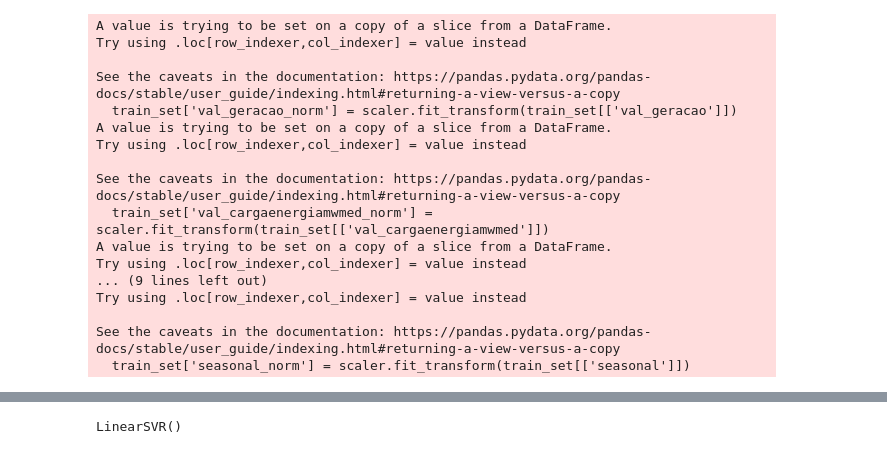
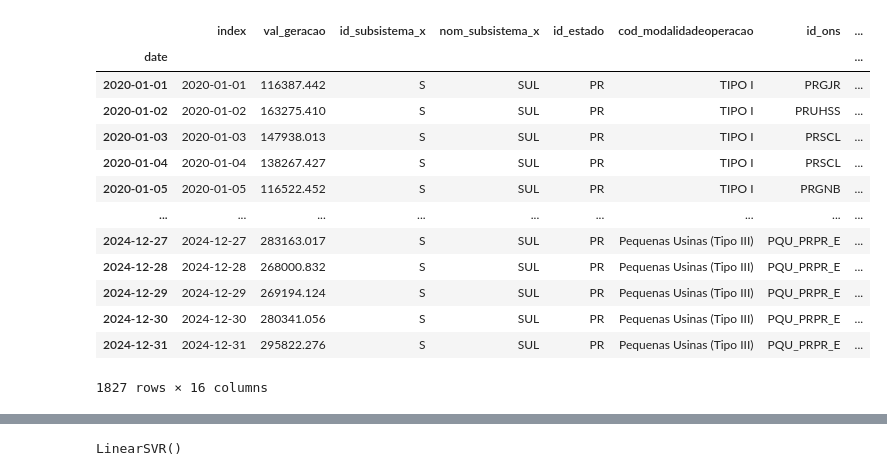
Before and after one commit to Graunke/SEL-for-Energy-Generation-Forecasting, a Jupyter notebook: manualStacking.ipynb, the cells around one changed output, grey strips where cells are left out. Cells and saved outputs as stored; diff of their text form; code cells hidden in the pictures.

```diff
--- a/manualStacking.ipynb
+++ b/manualStacking.ipynb
@@ -28,24 +28,39 @@ L_RATE = 0.005
 # %%
 #Consumption dataframe
 df_consumo = pd.read_csv(r"consumo_energia.csv")
 df_consumo['date'] = pd.to_datetime(df_consumo['din_instante'])
 df_consumo.set_index('date', inplace=True)
 df_consumo.sort_index(inplace=True)
 df_consumo.drop(['id_subsistema'],axis=1)
 
 #Generation dataframe
 df_geracao = pd.read_csv(r"geracao_energia.csv")
 df_geracao['date'] = pd.to_datetime(df_geracao['index'])
 df_geracao.set_index('date', inplace=True)
 df_geracao['month'] = df_geracao.index.month
 df_geracao['weekday'] = df_geracao.index.weekday
 df_geracao.sort_index(inplace=True)
 
 merged_df = pd.merge(df_geracao, df_consumo, on='date')
-
 result = seasonal_decompose(merged_df['val_geracao'], model='additive', period=48)
 
 merged_df['seasonal'] = result.seasonal
+merged_df
+# %% [output]
+|  | index | val_geracao | id_subsistema_x | nom_subsistema_x | id_estado | cod_modalidadeoperacao | id_ons | ... |
+| date |  |  |  |  |  |  |  | ... |
+| 2020-01-01 | 2020-01-01 | 116387.442 | S | SUL | PR | TIPO I | PRGJR | ... |
+| 2020-01-02 | 2020-01-02 | 163275.410 | S | SUL | PR | TIPO I | PRUHSS | ... |
+| 2020-01-03 | 2020-01-03 | 147938.013 | S | SUL | PR | TIPO I | PRSCL | ... |
+| 2020-01-04 | 2020-01-04 | 138267.427 | S | SUL | PR | TIPO I | PRSCL | ... |
+| 2020-01-05 | 2020-01-05 | 116522.452 | S | SUL | PR | TIPO I | PRGNB | ... |
+| ... | ... | ... | ... | ... | ... | ... | ... | ... |
+| 2024-12-27 | 2024-12-27 | 283163.017 | S | SUL | PR | Pequenas Usinas (Tipo III) | PQU_PRPR_E | ... |
+| 2024-12-28 | 2024-12-28 | 268000.832 | S | SUL | PR | Pequenas Usinas (Tipo III) | PQU_PRPR_E | ... |
+| 2024-12-29 | 2024-12-29 | 269194.124 | S | SUL | PR | Pequenas Usinas (Tipo III) | PQU_PRPR_E | ... |
+| 2024-12-30 | 2024-12-30 | 280341.056 | S | SUL | PR | Pequenas Usinas (Tipo III) | PQU_PRPR_E | ... |
+| 2024-12-31 | 2024-12-31 | 295822.276 | S | SUL | PR | Pequenas Usinas (Tipo III) | PQU_PRPR_E | ... |
+1827 rows × 16 columns
 # %%
 #Data Preprocessing
 df = merged_df
@@ -56,63 +71,3 @@ df = df[['index', 'month', 'weekday', 'val_geracao', 'val_cargaenergiamwmed','se
 #Divind Train and Test, the cross validation will be applied to the train set
 train_set = df[:1516]
 test_set = df[1516:] # will be used at the end of each model training and at the end for the meta model validation
-
-#Z-Score Standarization
-scaler = StandardScaler()
-train_set['val_geracao_norm'] = scaler.fit_transform(train_set[['val_geracao']])
-train_set['val_cargaenergiamwmed_norm'] = scaler.fit_transform(train_set[['val_cargaenergiamwmed']])
-train_set['month_norm'] = scaler.fit_transform(train_set[['month']])
-train_set['weekday_norm'] = scaler.fit_transform(train_set[['weekday']])
-train_set['seasonal_norm'] = scaler.fit_transform(train_set[['seasonal']])
-
-#defininf dependent and idependent variables
-predictors = train_set[['month_norm','weekday_norm','val_geracao_norm','val_cargaenergiamwmed_norm','seasonal_norm']]
-predicted = predictors[['val_geracao_norm']]
-
-
-#Creating sequences
-X, y = [], []
-data_np = predictors.to_numpy()
-pred_np = predicted.to_numpy()
-for i in range(len(data_np) - LAGS_SZ - H_FORECAST + 1):
-    X.append(data_np[i:i+LAGS_SZ])
-    y.append(pred_np[i+LAGS_SZ:i+LAGS_SZ+H_FORECAST])
-
-X = np.array(X)
-y = np.array(y)
-# KFold sobre os dados de treino/validação
-kf = KFold(n_splits=FOLD_SZ, shuffle=False)
-
-X_train_folds = []
-X_test_folds = []
-y_train_folds = []
-y_test_folds = []
-
-for train_index, test_index in kf.split(X):
-    X_train_fold = X[train_index]
-    X_test_fold = X[test_index]
-    y_train_fold = y[train_index]
-    y_test_fold = y[test_index]
-
-    X_train_folds.append(X_train_fold)
-    X_test_folds.append(X_test_fold)
-    y_train_folds.append(y_train_fold)
-    y_test_folds.append(y_test_fold)
-# %% [output]
-A value is trying to be set on a copy of a slice from a DataFrame.
-Try using .loc[row_indexer,col_indexer] = value instead
-
-See the caveats in the documentation: https://pandas.pydata.org/pandas-docs/stable/user_guide/indexing.html#returning-a-view-versus-a-copy
-  train_set['val_geracao_norm'] = scaler.fit_transform(train_set[['val_geracao']])
-A value is trying to be set on a copy of a slice from a DataFrame.
-Try using .loc[row_indexer,col_indexer] = value instead
-
-See the caveats in the documentation: https://pandas.pydata.org/pandas-docs/stable/user_guide/indexing.html#returning-a-view-versus-a-copy
-  train_set['val_cargaenergiamwmed_norm'] = scaler.fit_transform(train_set[['val_cargaenergiamwmed']])
-A value is trying to be set on a copy of a slice from a DataFrame.
-Try using .loc[row_indexer,col_indexer] = value instead
-... (9 lines left out)
-Try using .loc[row_indexer,col_indexer] = value instead
-
-See the caveats in the documentation: https://pandas.pydata.org/pandas-docs/stable/user_guide/indexing.html#returning-a-view-versus-a-copy
-  train_set['seasonal_norm'] = scaler.fit_transform(train_set[['seasonal']])
```
Also changed, not shown: parts of 6 cells of this notebook, 3 other files.
